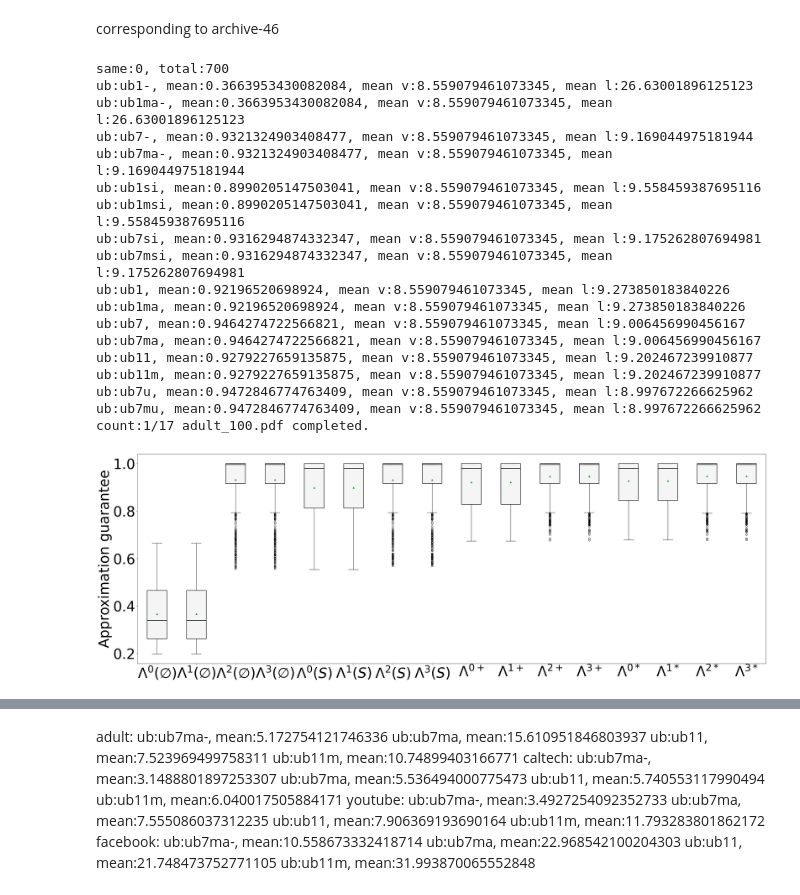
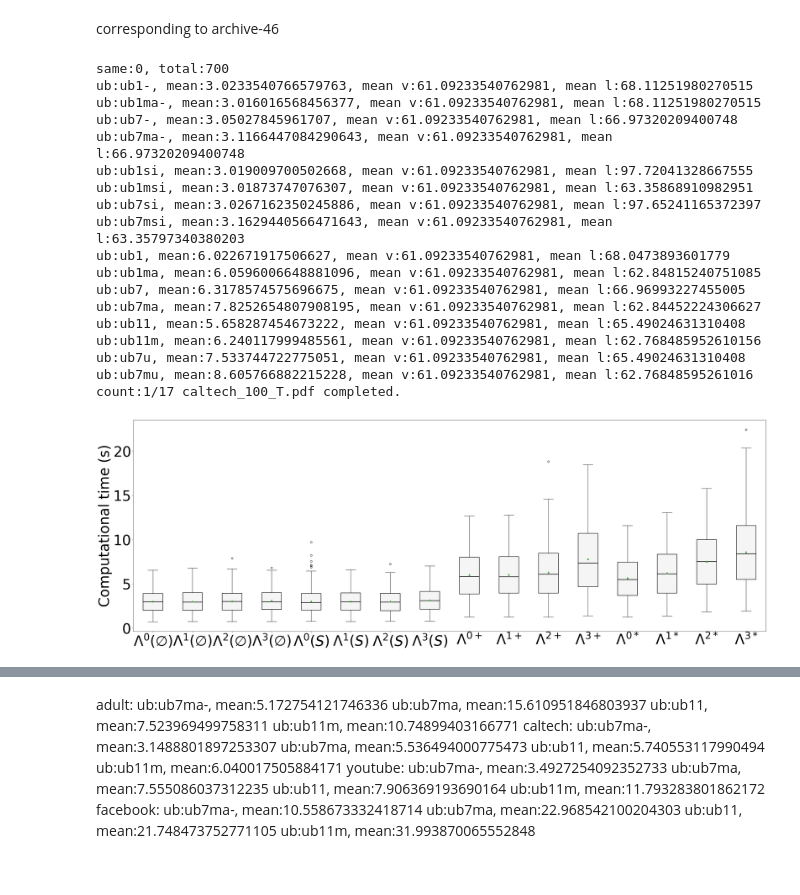
Before and after one commit to tongch8819/SubOptKnapsack, a Jupyter notebook: notebooks/ploter_12.ipynb, the cells around one changed output, grey strips where cells are left out. Drawn from its saved outputs; the diff is of its cells as text; code cells hidden in the pictures.

```diff
--- a/notebooks/ploter_12.ipynb
+++ b/notebooks/ploter_12.ipynb
@@ -8,7 +8,7 @@ import matplotlib.ticker as ticker
 import numpy as np
 import math
 # %%
-t = False
+t = True
 
 # def load_12_series(upper_bound: str, task_name: str, source_dir: str):
 #     """
@@ -116,23 +116,23 @@ def load_12_series(upper_bound: str, task_name: str, source_dir: str):
     return X, Y, Z, W
 
 
-task_list = ['adult']
+task_list = ['caltech']
 
-# ub_list = [
-#     'ub1-', 'ub1ma-', 'ub7-', 'ub7ma-',
-#     'ub1si', 'ub1msi', 'ub7si', 'ub7msi',
-#     'ub1', 'ub1ma', 'ub7', 'ub7ma',
-#     'ub11', 'ub11m', 'ub7u', 'ub7mu'
-# ]
+ub_list = [
+    'ub1-', 'ub1ma-', 'ub7-', 'ub7ma-',
+    'ub1si', 'ub1msi', 'ub7si', 'ub7msi',
+    'ub1', 'ub1ma', 'ub7', 'ub7ma',
+    'ub11', 'ub11m', 'ub7u', 'ub7mu'
+]
 # ub_list = [
 #     'ub7ma-', 'ub7ma'
 # ]
 # ub_list = [
 #     'ub1si'
 # ]
-ub_list = [
-    'ub1', 'ub1ma', 'ub7', 'ub7ma',
-]
+# ub_list = [
+#     'ub1', 'ub1ma', 'ub7', 'ub7ma',
+# ]
 
 ub_title_dict = {
     'ub1-': r"$\Lambda^{0}(\emptyset)$",
@@ -155,9 +155,9 @@ ub_title_dict = {
 
 ub_title_list = [ub_title_dict[ub] for ub in ub_list]
 
-archive_dir = "../result/archive-56"
+archive_dir = "../result/archive-65"
 
-result_dir = "./result_12"
+result_dir = "./result_12_movie"
 
 n = 100
 worst_case = math.log(n, math.e)
@@ -294,51 +294,51 @@ for task in task_list:
 
     #     flier_props["markerfacecolor"] = color_list[cc]
     #     whisker_props["color"] = whisker_color_list[cc]
 
     #     xtick_labels = []
     #     for b in b_range:
     #         if int(b) % 5 == 1:
     #             xtick_labels.append(b)
     #         else:
     #             xtick_labels.append(" ")
 
     #     bp = ax.boxplot(data,label=ub_title_dict[ub], patch_artist=True, tick_labels=xtick_labels, showmeans=True, boxprops=box_props, medianprops=median_props
     #                     , meanprops=mean_props, flierprops=flier_props, whiskerprops=whisker_props, capprops=whisker_props)
     #     # plt.axhline(y = worst_case, color = 'r', linestyle = '-')
 
     #     for median in bp["medians"]:
     #         median.set_color("black")
     #     for box in bp["boxes"]:
     #         box.set_facecolor(color_list[cc])
 
     #     cc = cc + 1
 
     #     plt.legend()
 
     #     plt.savefig(os.path.join(result_dir, f"{task}_{n}_v{suffix}_{ub_to_draw_list[0]}_{ub_to_draw_list[1]}.jpg"), format='jpg', bbox_inches='tight')
     #     plt.savefig(os.path.join(result_dir, f"{task}_{n}_v{suffix}_{ub_to_draw_list[0]}_{ub_to_draw_list[1]}.pdf"), format='pdf', bbox_inches='tight')
     #     count = count + 1
     #     print(f"count:{count}/{total_count} {task}_v.jpg completed.")
 # %% [output]
 same:0, total:700
-ub:ub1-, mean:0.3663953430082084, mean v:8.559079461073345, mean l:26.63001896125123
-ub:ub1ma-, mean:0.3663953430082084, mean v:8.559079461073345, mean l:26.63001896125123
-ub:ub7-, mean:0.9321324903408477, mean v:8.559079461073345, mean l:9.169044975181944
-ub:ub7ma-, mean:0.9321324903408477, mean v:8.559079461073345, mean l:9.169044975181944
-ub:ub1si, mean:0.8990205147503041, mean v:8.559079461073345, mean l:9.558459387695116
-ub:ub1msi, mean:0.8990205147503041, mean v:8.559079461073345, mean l:9.558459387695116
-ub:ub7si, mean:0.9316294874332347, mean v:8.559079461073345, mean l:9.175262807694981
-ub:ub7msi, mean:0.9316294874332347, mean v:8.559079461073345, mean l:9.175262807694981
-ub:ub1, mean:0.92196520698924, mean v:8.559079461073345, mean l:9.273850183840226
-ub:ub1ma, mean:0.92196520698924, mean v:8.559079461073345, mean l:9.273850183840226
-ub:ub7, mean:0.9464274722566821, mean v:8.559079461073345, mean l:9.006456990456167
-ub:ub7ma, mean:0.9464274722566821, mean v:8.559079461073345, mean l:9.006456990456167
-ub:ub11, mean:0.9279227659135875, mean v:8.559079461073345, mean l:9.202467239910877
-ub:ub11m, mean:0.9279227659135875, mean v:8.559079461073345, mean l:9.202467239910877
-ub:ub7u, mean:0.9472846774763409, mean v:8.559079461073345, mean l:8.997672266625962
-ub:ub7mu, mean:0.9472846774763409, mean v:8.559079461073345, mean l:8.997672266625962
-count:1/17 adult_100.pdf completed.
+ub:ub1-, mean:3.0233540766579763, mean v:61.09233540762981, mean l:68.11251980270515
+ub:ub1ma-, mean:3.016016568456377, mean v:61.09233540762981, mean l:68.11251980270515
+ub:ub7-, mean:3.05027845961707, mean v:61.09233540762981, mean l:66.97320209400748
+ub:ub7ma-, mean:3.1166447084290643, mean v:61.09233540762981, mean l:66.97320209400748
+ub:ub1si, mean:3.019009700502668, mean v:61.09233540762981, mean l:97.72041328667555
+ub:ub1msi, mean:3.01873747076307, mean v:61.09233540762981, mean l:63.35868910982951
+ub:ub7si, mean:3.0267162350245886, mean v:61.09233540762981, mean l:97.65241165372397
+ub:ub7msi, mean:3.1629440566471643, mean v:61.09233540762981, mean l:63.35797340380203
+ub:ub1, mean:6.022671917506627, mean v:61.09233540762981, mean l:68.0473893601779
+ub:ub1ma, mean:6.0596006648881096, mean v:61.09233540762981, mean l:62.84815240751085
+ub:ub7, mean:6.3178574575696675, mean v:61.09233540762981, mean l:66.96993227455005
+ub:ub7ma, mean:7.8252654807908195, mean v:61.09233540762981, mean l:62.84452224306627
+ub:ub11, mean:5.658287454673222, mean v:61.09233540762981, mean l:65.49024631310408
+ub:ub11m, mean:6.240117999485561, mean v:61.09233540762981, mean l:62.768485952610156
+ub:ub7u, mean:7.533744722775051, mean v:61.09233540762981, mean l:65.49024631310408
+ub:ub7mu, mean:8.605766882215228, mean v:61.09233540762981, mean l:62.76848595261016
+count:1/17 caltech_100_T.pdf completed.
-[figure, old version]
+[figure, new version]
 # %% [markdown]
 youtube:
 ub:ub1-, mean:0.9186720956994848
```
Also changed, not shown: 12 other files.
